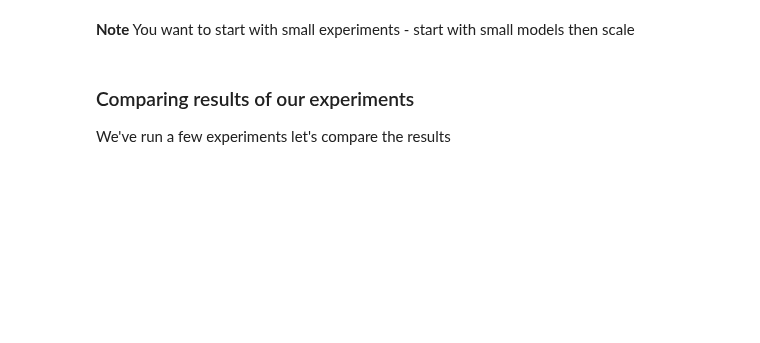
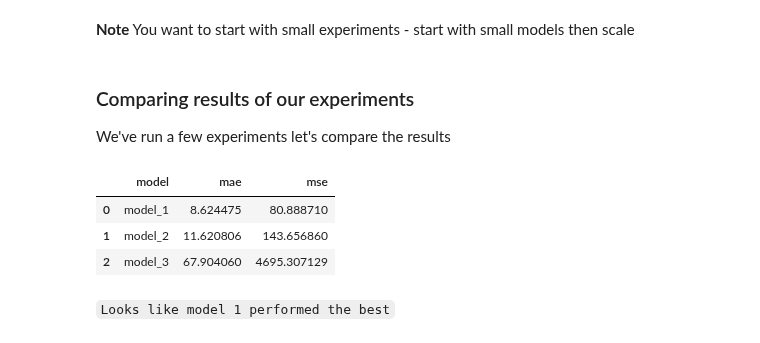
Before and after one commit to Ultan-Kearns/ZTM-Tensorflow-Developer-Certificate, a Jupyter notebook: 01_neural_network_regression_with_tensorflow.ipynb, the cells around one changed output. Drawn from its saved outputs; the diff is of its cells as text; code cells hidden in the pictures; blank space fills up the shorter version.

```diff
--- a/01_neural_network_regression_with_tensorflow.ipynb
+++ b/01_neural_network_regression_with_tensorflow.ipynb
@@ -690,3 +686,15 @@ mae_3,mse_3
 ### Comparing results of our experiments
 
 We've run a few experiments let's compare the results
+# %%
+import pandas as pd
+model_results = [["model_1",mae_1.numpy(),mse_1.numpy()],["model_2",mae_2.numpy(),mse_2.numpy()],["model_3",mae_3.numpy(),mse_3.numpy()]]
+all_results = pd.DataFrame(model_results,columns=["model","mae","mse"])
+all_results
+# %% [output]
+|  | model | mae | mse |
+| 0 | model_1 | 8.624475 | 80.888710 |
+| 1 | model_2 | 11.620806 | 143.656860 |
+| 2 | model_3 | 67.904060 | 4695.307129 |
+# %% [markdown]
+``Looks like model 1 performed the best``
```
Also changed, not shown: parts of 45 cells of this notebook.
